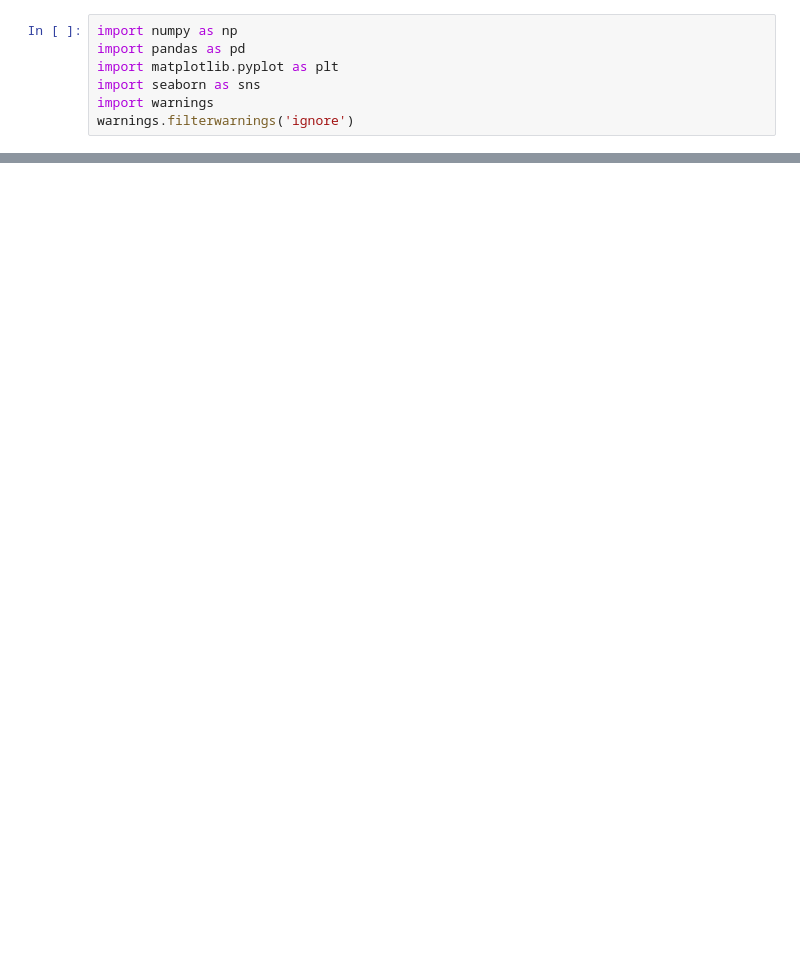
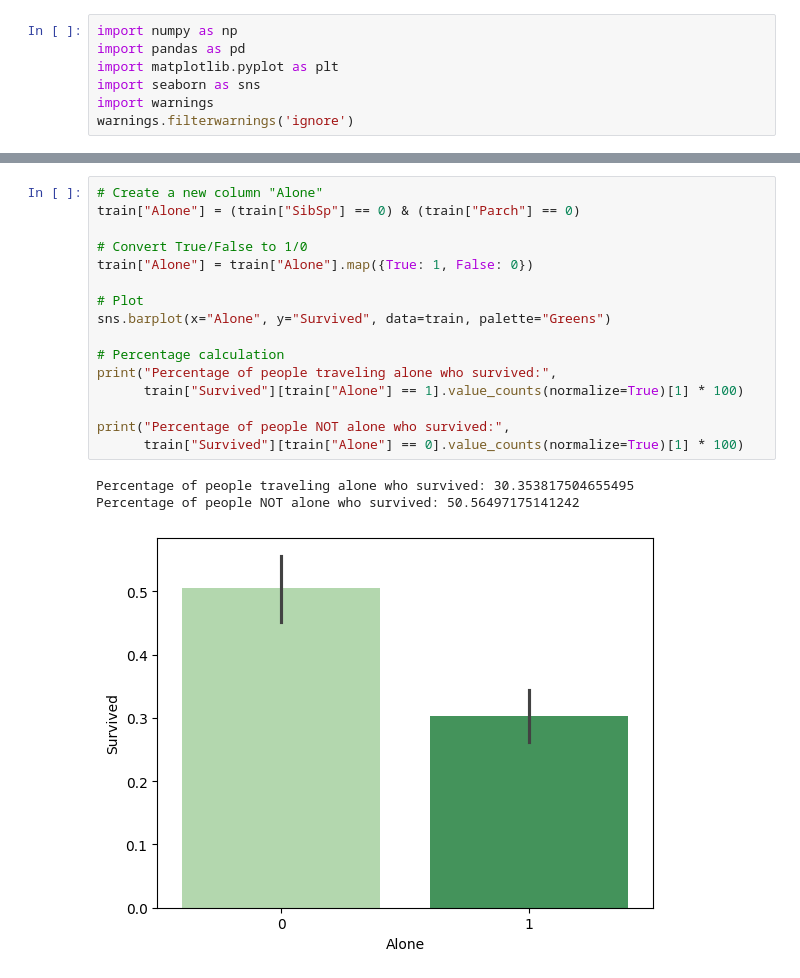
Before and after one commit to veddra1705-hue/Workshop_2, a Jupyter notebook: chapter_appendix-tools-for-deep-learning/jupyter.ipynb, the cells around one changed output, grey strips where cells are left out. Drawn from its saved outputs; the diff is of its cells as text; blank space fills up the shorter version.

```diff
--- a/chapter_appendix-tools-for-deep-learning/jupyter.ipynb
+++ b/chapter_appendix-tools-for-deep-learning/jupyter.ipynb
@@ -17,0 +20,20 @@ FileNotFoundError: [Errno 2] No such file or directory: 'train.csv'
+# %%
+# Create a new column "Alone"
+train["Alone"] = (train["SibSp"] == 0) & (train["Parch"] == 0)
+
+# Convert True/False to 1/0
+train["Alone"] = train["Alone"].map({True: 1, False: 0})
+
+# Plot
+sns.barplot(x="Alone", y="Survived", data=train, palette="Greens")
+
+# Percentage calculation
+print("Percentage of people traveling alone who survived:",
+      train["Survived"][train["Alone"] == 1].value_counts(normalize=True)[1] * 100)
+
+print("Percentage of people NOT alone who survived:",
+      train["Survived"][train["Alone"] == 0].value_counts(normalize=True)[1] * 100)
+# %% [output]
+Percentage of people traveling alone who survived: 30.353817504655495
+Percentage of people NOT alone who survived: 50.56497175141242
+[figure, added]
```
Also changed, not shown: parts of 12 cells of this notebook.
